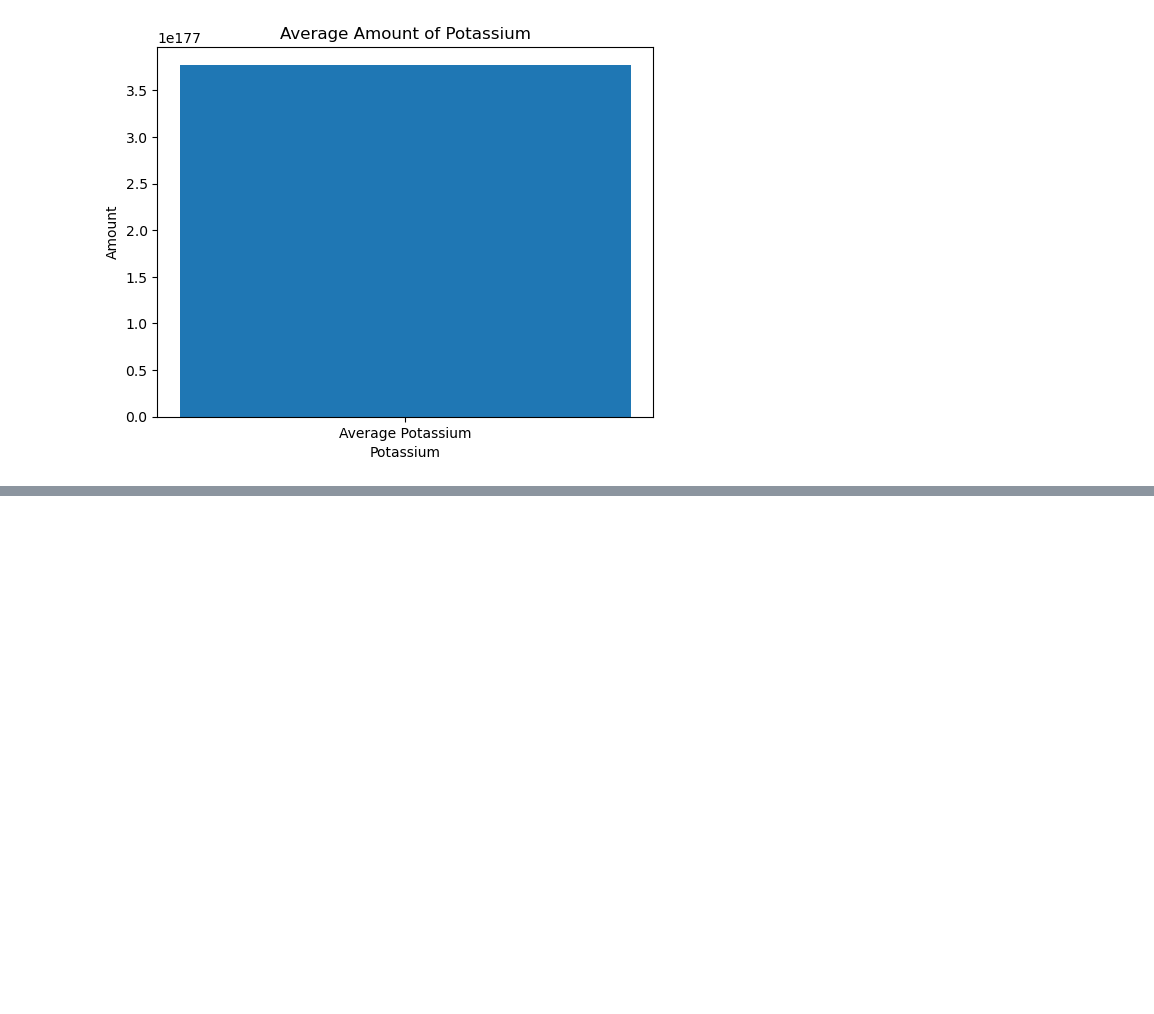
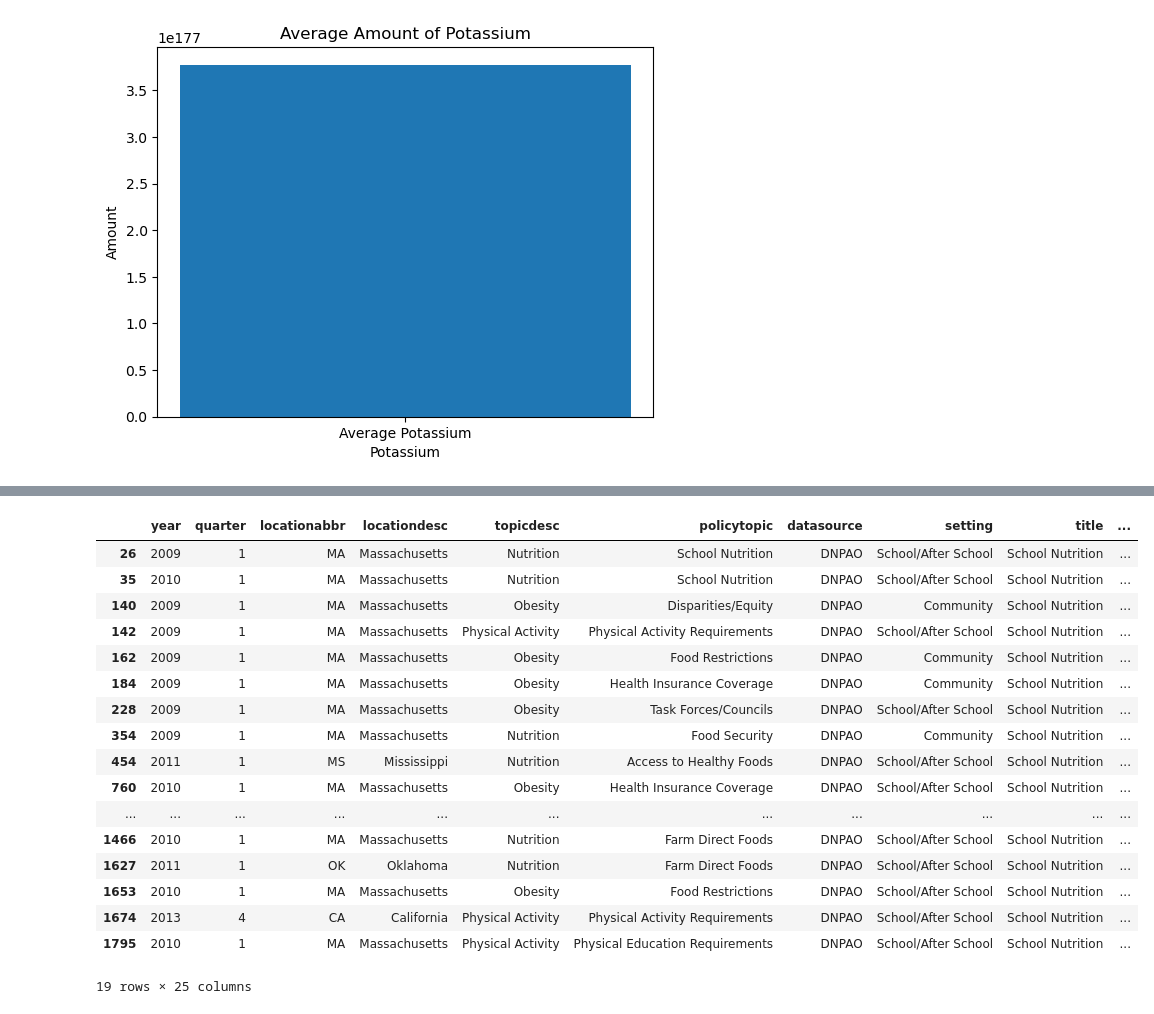
Before and after one commit to HardoModo/Dev10-Capstone, a Jupyter notebook: Janeel/Food_nutrient.ipynb, the cells around one changed output, grey strips where cells are left out. Drawn from its saved outputs; the diff is of its cells as text; code cells hidden in the pictures; blank space fills up the shorter version.

Commit message:
started trials with API~ish and added data sourec link

```diff
--- a/Janeel/Food_nutrient.ipynb
+++ b/Janeel/Food_nutrient.ipynb
@@ -813,0 +813,14 @@ df2
+# %%
+import pandas as pd
+from sodapy import Socrata
+
+# Initialize the Socrata client
+client = Socrata("chronicdata.cdc.gov", None)
+
+# Retrieve the data from the API
+results = client.get("nxst-x9p4", limit=2000)
+
+# Convert the data to a pandas DataFrame
+results_df = pd.DataFrame.from_records(results)
+
+results_df
@@ -813,0 +906,22 @@ df2
+# %%
+school_nutrition_df = results_df[results_df['title'] == 'School Nutrition']
+school_nutrition_df
+# %% [output]
+|  | year | quarter | locationabbr | locationdesc | topicdesc | policytopic | datasource | setting | title | ... |
+| 26 | 2009 | 1 | MA | Massachusetts | Nutrition | School Nutrition | DNPAO | School/After School | School Nutrition | ... |
+| 35 | 2010 | 1 | MA | Massachusetts | Nutrition | School Nutrition | DNPAO | School/After School | School Nutrition | ... |
+| 140 | 2009 | 1 | MA | Massachusetts | Obesity | Disparities/Equity | DNPAO | Community | School Nutrition | ... |
+| 142 | 2009 | 1 | MA | Massachusetts | Physical Activity | Physical Activity Requirements | DNPAO | School/After School | School Nutrition | ... |
+| 162 | 2009 | 1 | MA | Massachusetts | Obesity | Food Restrictions | DNPAO | Community | School Nutrition | ... |
+| 184 | 2009 | 1 | MA | Massachusetts | Obesity | Health Insurance Coverage | DNPAO | Community | School Nutrition | ... |
+| 228 | 2009 | 1 | MA | Massachusetts | Obesity | Task Forces/Councils | DNPAO | School/After School | School Nutrition | ... |
+| 354 | 2009 | 1 | MA | Massachusetts | Nutrition | Food Security | DNPAO | Community | School Nutrition | ... |
+| 454 | 2011 | 1 | MS | Mississippi | Nutrition | Access to Healthy Foods | DNPAO | School/After School | School Nutrition | ... |
+| 760 | 2010 | 1 | MA | Massachusetts | Obesity | Health Insurance Coverage | DNPAO | School/After School | School Nutrition | ... |
+| ... | ... | ... | ... | ... | ... | ... | ... | ... | ... | ... |
+| 1466 | 2010 | 1 | MA | Massachusetts | Nutrition | Farm Direct Foods | DNPAO | School/After School | School Nutrition | ... |
+| 1627 | 2011 | 1 | OK | Oklahoma | Nutrition | Farm Direct Foods | DNPAO | School/After School | School Nutrition | ... |
+| 1653 | 2010 | 1 | MA | Massachusetts | Obesity | Food Restrictions | DNPAO | School/After School | School Nutrition | ... |
+| 1674 | 2013 | 4 | CA | California | Physical Activity | Physical Activity Requirements | DNPAO | School/After School | School Nutrition | ... |
+| 1795 | 2010 | 1 | MA | Massachusetts | Physical Activity | Physical Education Requirements | DNPAO | School/After School | School Nutrition | ... |
+19 rows × 25 columns
```
Also changed, not shown: parts of 37 cells of this notebook, 1 other file.
